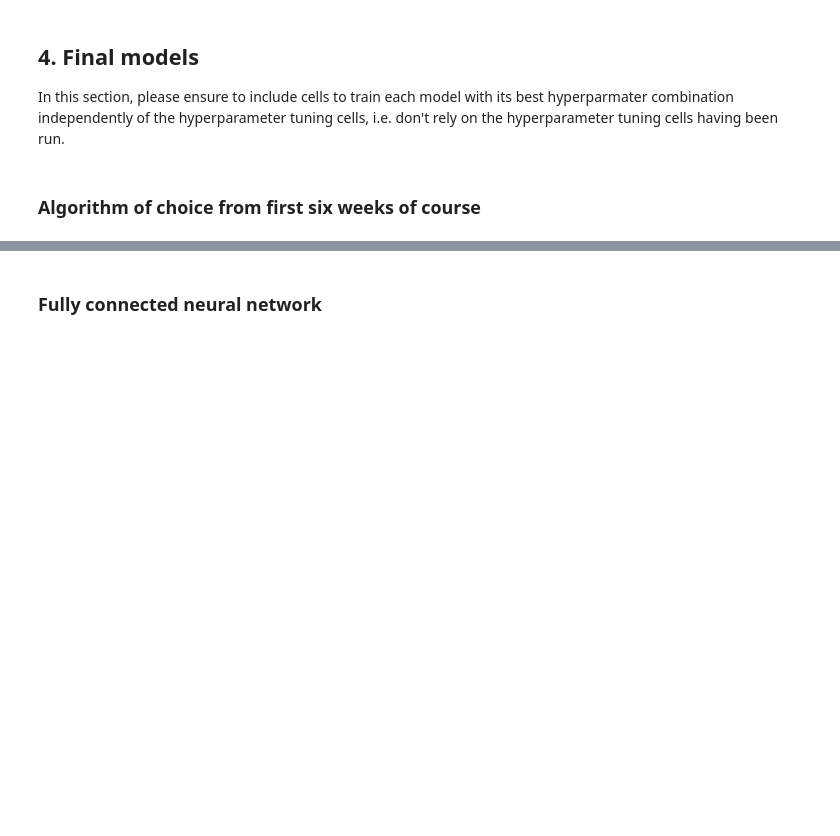
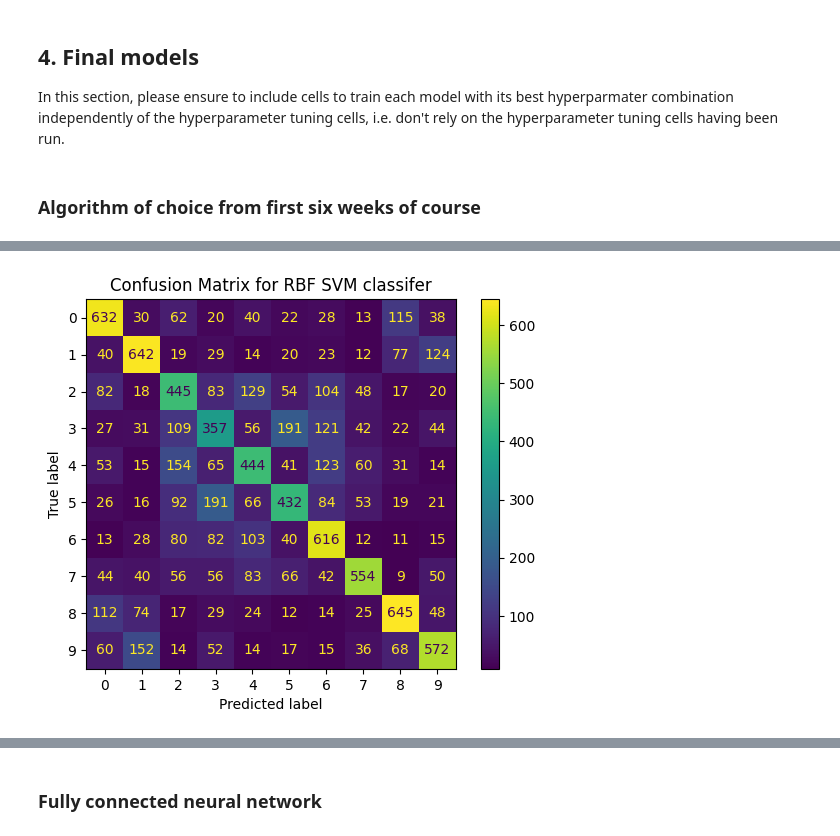
Before and after one commit to joelkurien/COMP5318Assignment, a Jupyter notebook: Assignment 2/COMP5318-assignment2-brian.ipynb, the cells around one changed output, grey strips where cells are left out. Drawn from its saved outputs; the diff is of its cells as text; code cells hidden in the pictures; blank space fills up the shorter version.

Commit message:
graphs

```diff
--- a/Assignment 2/COMP5318-assignment2-brian.ipynb
+++ b/Assignment 2/COMP5318-assignment2-brian.ipynb
@@ -222,3 +222,12 @@ print(classification_report(y_test, y_predicted))
     accuracy                           0.53     10000
    macro avg       0.53      0.53      0.53     10000
 weighted avg       0.53      0.53      0.53     10000
+# %%
+from sklearn.metrics import confusion_matrix, ConfusionMatrixDisplay
+cm = confusion_matrix(y_test, y_predicted, labels=final_svm_pipe.named_steps["svc"].classes_)
+disp = ConfusionMatrixDisplay(confusion_matrix=cm, display_labels=final_svm_pipe.named_steps["svc"].classes_)
+disp.plot()
+plt.title("Confusion Matrix for RBF SVM classifer")
+plt.show()
+# %% [output]
+[figure, added]
```
Also changed, not shown: parts of 2 cells of this notebook.
